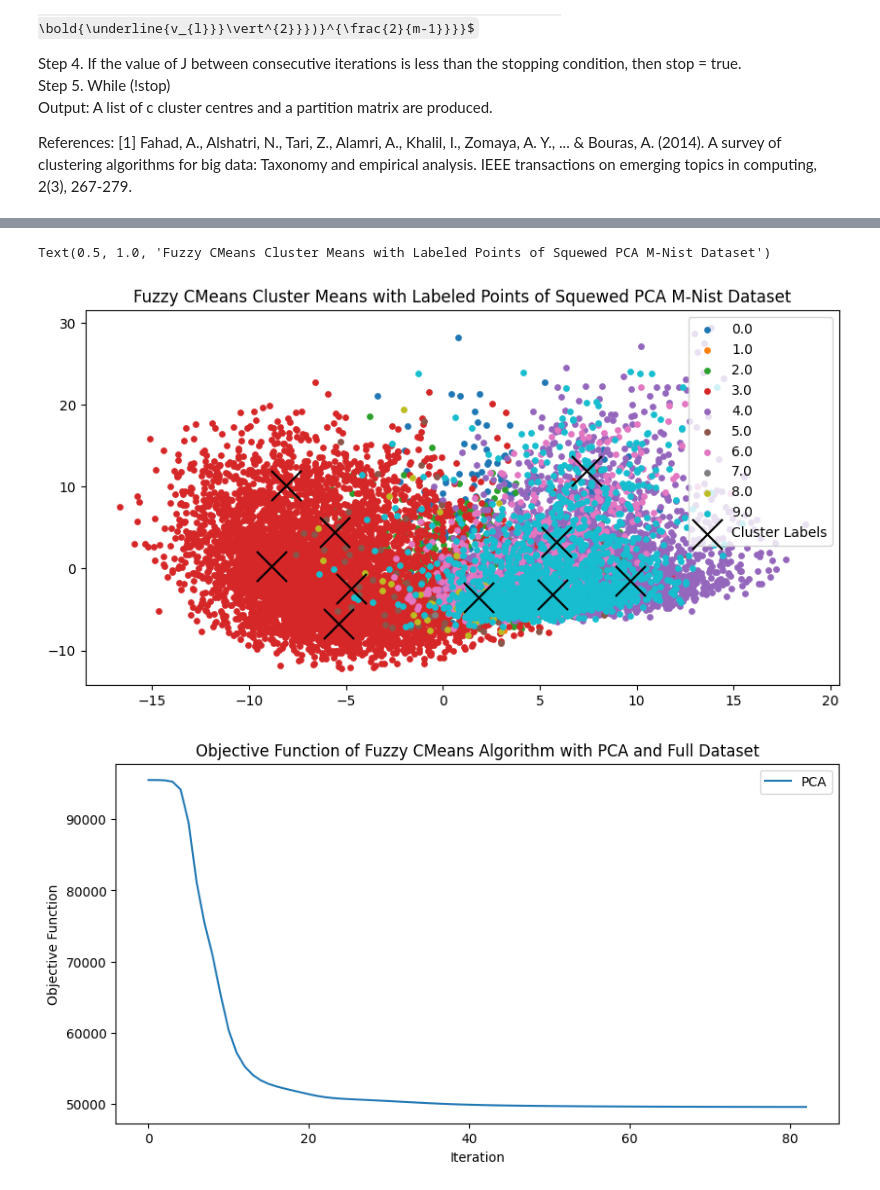
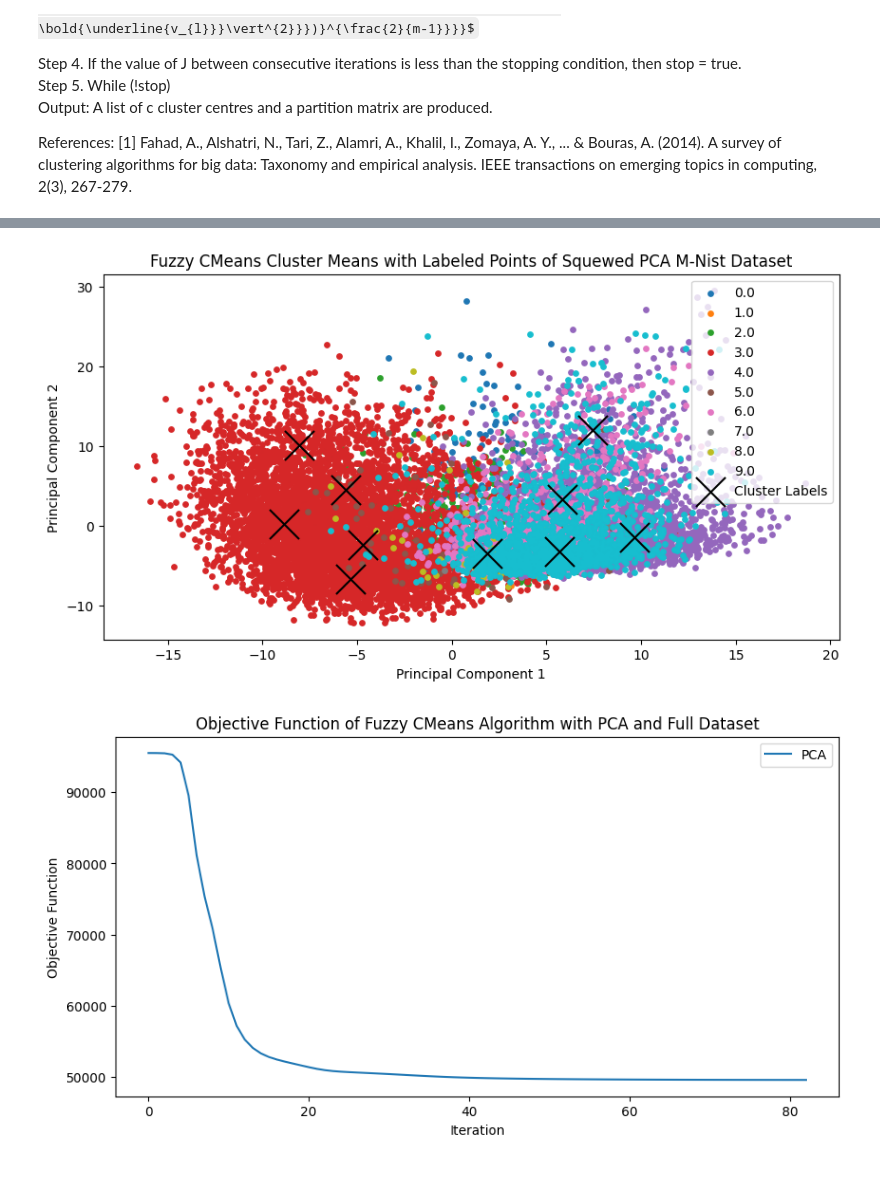
Before and after one commit to krisrjensen/csc730, a Jupyter notebook: assignment 2/20240122_original_Assignment_2.ipynb, the cells around one changed output, grey strips where cells are left out. Cells and saved outputs as stored; diff of their text form; code cells hidden in the pictures; some formulas as TeX source.

Commit message:
This is the branch for writing the report

```diff
--- a/assignment 2/20240122_original_Assignment_2.ipynb
+++ b/assignment 2/20240122_original_Assignment_2.ipynb
@@ -233,17 +233,19 @@ iteration 8 took 0:00:11.943690 seconds, stop = 0.6, j = 4075529873.7
 # %%
 clusters = np.unique(y)
 
 plt.figure(figsize=(10, 5))
 for cl_num in np.unique(clusters):
     inds = np.where(y == cl_num)[0]
     plt.scatter(X_pca[inds,0],X_pca[inds,1], marker = 'o', s = 15, label = cl_num)
 
 plt.scatter(pca_v[:, 0], pca_v[:,1], marker='x', c= 'black', s=500, label='Cluster Labels')
 plt.legend()
 plt.title('Fuzzy CMeans Cluster Means with Labeled Points of Squewed PCA M-Nist Dataset')
+plt.xlabel('Principal Component 1')
+plt.ylabel('Principal Component 2')
+plt.savefig('./report/images/pca_cluster_means.png', dpi=300)
 # %% [output]
-Text(0.5, 1.0, 'Fuzzy CMeans Cluster Means with Labeled Points of Squewed PCA M-Nist Dataset')
-[figure, old version]
+[figure, new version]
 # %%
 #plot pca_j and full_j
 
```
Also changed, not shown: parts of 1 cell of this notebook, 25 other files.
